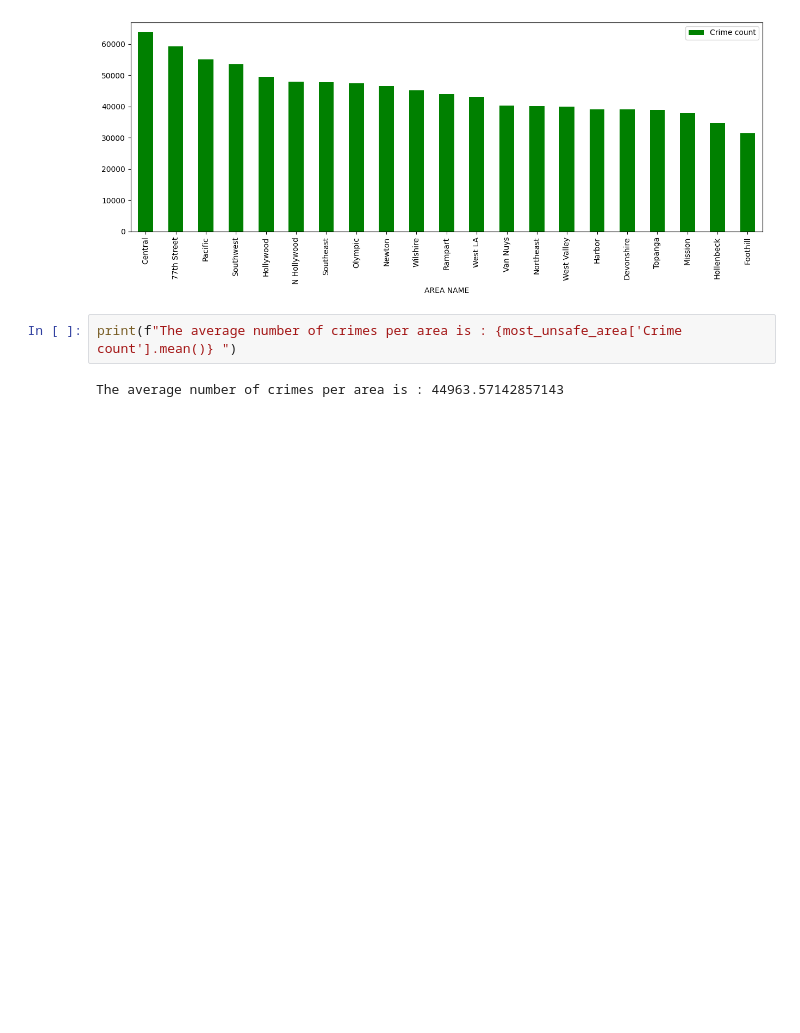
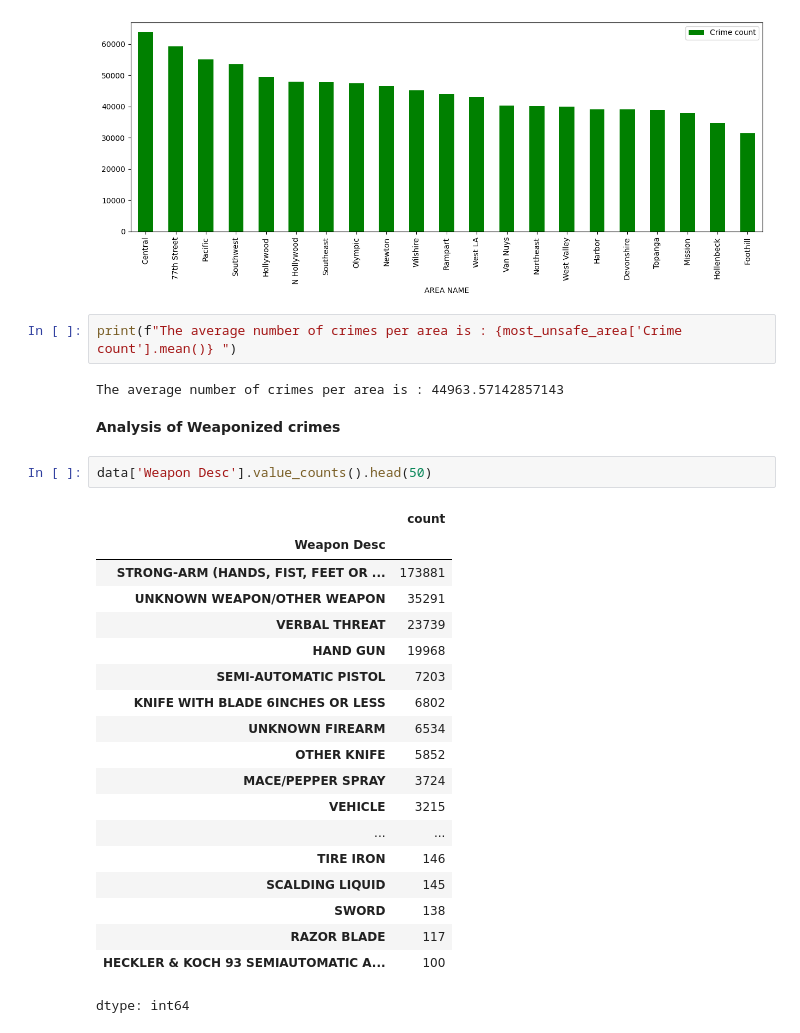
Before and after one commit to ANKITVARMA11/Crime-analysis-LAPD, a Jupyter notebook: Crime__Analysis_LAPD.ipynb, the cells around one changed output. Saved outputs shown, nothing was run; the diff lists cells and outputs as text; blank space fills up the shorter version.

```diff
--- a/Crime__Analysis_LAPD.ipynb
+++ b/Crime__Analysis_LAPD.ipynb
@@ -87,3 +88,27 @@ most_unsafe_area.plot.bar(figsize=(15,5),color='Green')
 print(f"The average number of crimes per area is : {most_unsafe_area['Crime count'].mean()} ")
 # %% [output]
 The average number of crimes per area is : 44963.57142857143
+# %% [markdown]
+**Analysis of Weaponized crimes**
+# %%
+data['Weapon Desc'].value_counts().head(50)
+# %% [output]
+|  | count |
+| Weapon Desc |  |
+| STRONG-ARM (HANDS, FIST, FEET OR ... | 173881 |
+| UNKNOWN WEAPON/OTHER WEAPON | 35291 |
+| VERBAL THREAT | 23739 |
+| HAND GUN | 19968 |
+| SEMI-AUTOMATIC PISTOL | 7203 |
+| KNIFE WITH BLADE 6INCHES OR LESS | 6802 |
+| UNKNOWN FIREARM | 6534 |
+| OTHER KNIFE | 5852 |
+| MACE/PEPPER SPRAY | 3724 |
+| VEHICLE | 3215 |
+| ... | ... |
+| TIRE IRON | 146 |
+| SCALDING LIQUID | 145 |
+| SWORD | 138 |
+| RAZOR BLADE | 117 |
+| HECKLER & KOCH 93 SEMIAUTOMATIC A... | 100 |
+dtype: int64
```
Also changed, not shown: parts of 1 cell of this notebook.
